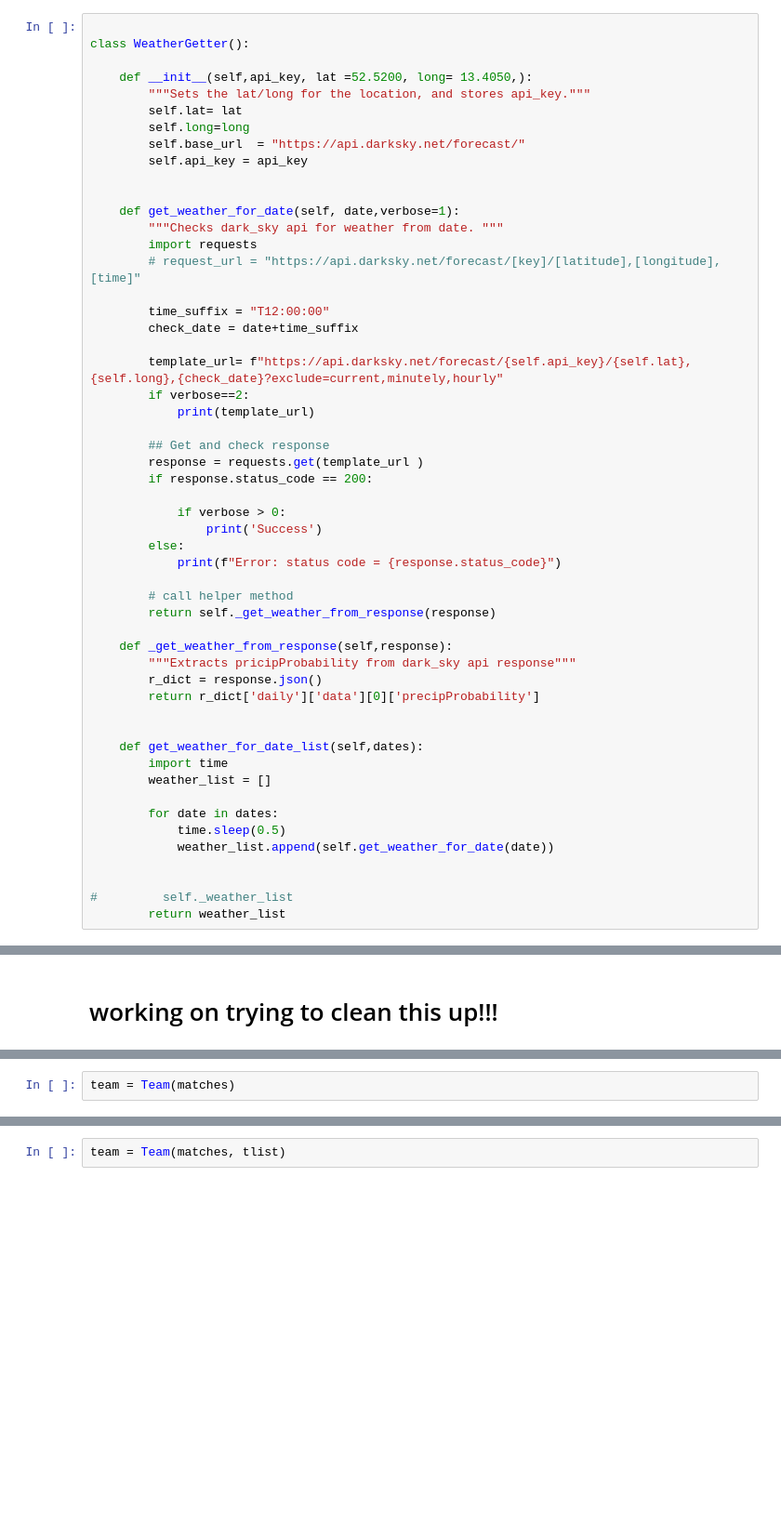
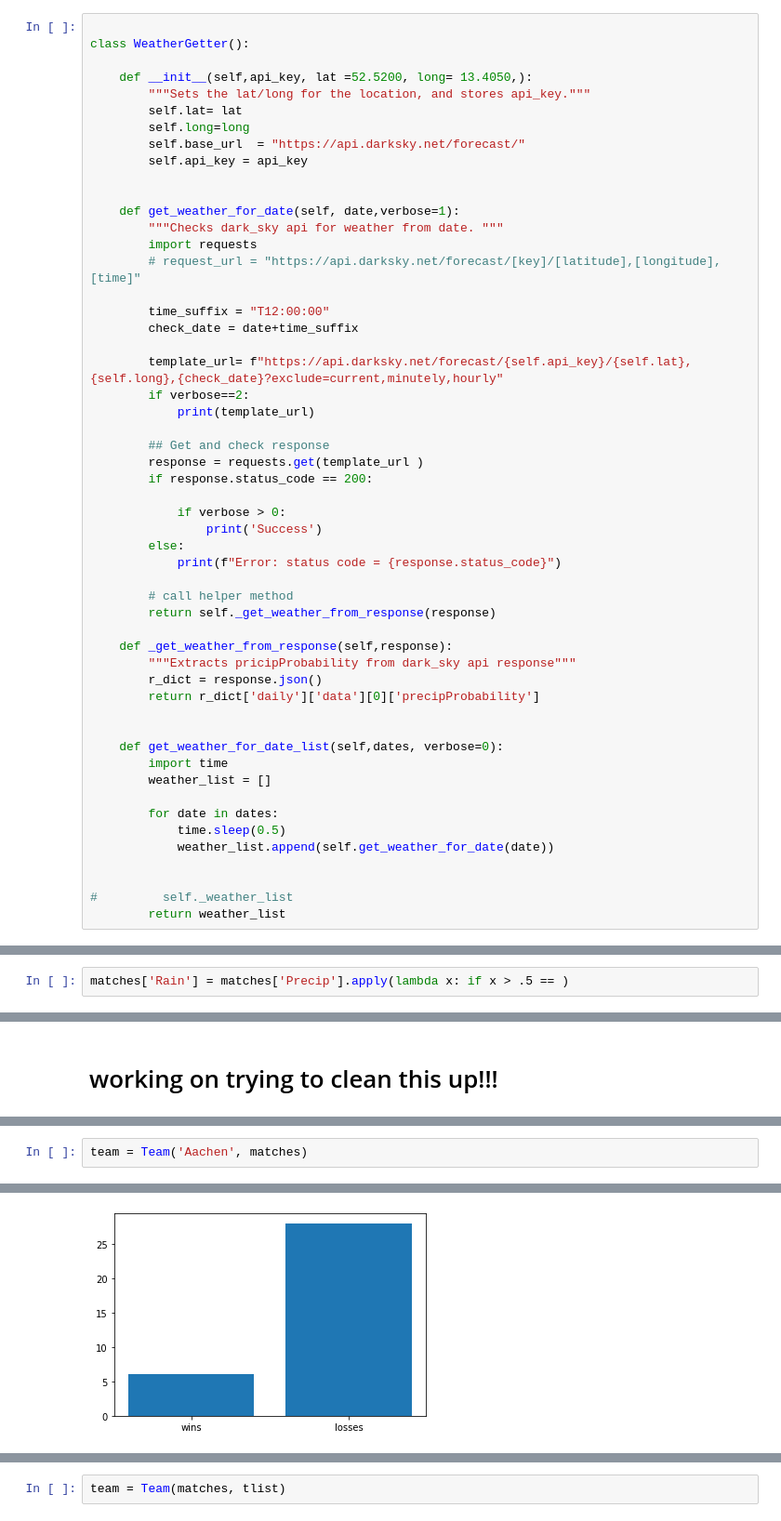
Before and after one commit to andiosika/dsc-mod-2-lab-online-ds-pt-100719, a Jupyter notebook: index.ipynb, the cells around one changed output, grey strips where cells are left out. Shown: that part at 93% size. Saved outputs shown, nothing was run; the diff lists cells and outputs as text; blank space fills up the shorter version.

```diff
--- a/index.ipynb
+++ b/index.ipynb
@@ -266,7 +266,7 @@ class WeatherGetter():
         return r_dict['daily']['data'][0]['precipProbability']
 
 
-    def get_weather_for_date_list(self,dates):
+    def get_weather_for_date_list(self,dates, verbose=0):
         import time
         weather_list = []
 
@@ -379,6 +379,8 @@ matches.head()
 | 2 | 1094 | D1 | 2011 | 2011-08-13 | Wolfsburg | Bayern Munich | 0 | 1 | A | 0.00 |
 | 3 | 1095 | D1 | 2011 | 2011-11-27 | Mainz | Bayern Munich | 3 | 2 | H | 0.00 |
 | 4 | 1096 | D1 | 2011 | 2012-02-18 | Freiburg | Bayern Munich | 0 | 0 | D | 0.00 |
+# %%
+matches['Rain'] = matches['Precip'].apply(lambda x: if x > .5 == )
 # %%
 
 
@@ -483,3 +482,3 @@ SyntaxError: invalid syntax (<ipython-input-103-319fe5140aec>, line 3)
 # %%
-team = Team(matches)
+team = Team('Aachen', matches)
 # %% [output]
@@ -486,0 +485 @@ NameError: name 'total_wins' is not defined
+[figure, added]
```
Also changed, not shown: parts of 14 cells of this notebook, 1 other file.
